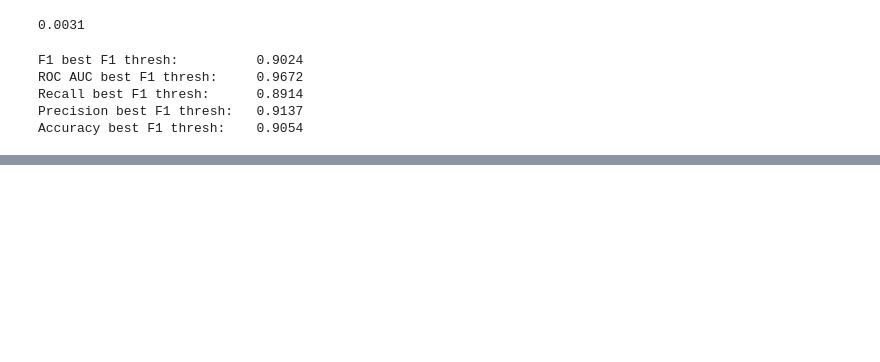
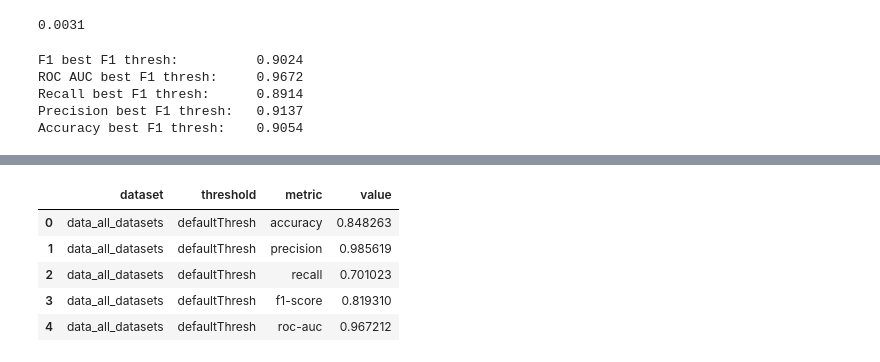
Before and after one commit to amajczyk/ClickbaitDetector, a Jupyter notebook: modelling/model_testing/local_llm_tests.ipynb, the cells around one changed output, grey strips where cells are left out. Saved outputs shown, nothing was run; the diff lists cells and outputs as text; code cells hidden in the pictures; blank space fills up the shorter version.

```diff
--- a/modelling/model_testing/local_llm_tests.ipynb
+++ b/modelling/model_testing/local_llm_tests.ipynb
@@ -203,0 +203,49 @@ plt.show()
+# %%
+import numpy as np
+from tqdm.notebook import tqdm
+from sklearn.metrics import accuracy_score, precision_score, recall_score, f1_score, roc_auc_score
+
+
+for dataset in tqdm(dataset_combinations, desc='datasets'):
+    if dataset == 'data_all_datasets':
+        df_temp = cp.deepcopy(df_all_datasets)
+        dataset_name = 'all_datasets'
+    elif dataset == 'data_fake-news':
+        df_temp = cp.deepcopy(df_fake_news)
+        dataset_name = 'fake-news'
+    elif dataset == 'data_clickbait-dataset':
+        df_temp = cp.deepcopy(df_clickbait_dataset)
+        dataset_name = 'clickbait-dataset'
+
+    for threhold, threshold_name in zip([0.5, opt_threshold], ['defaultThresh', 'optimizedF1Thresh']):
+
+
+        y_true = df_temp['is_clickbait'].values
+        y_pred_proba = df_temp['llm_pred'].values
+        y_pred = (y_pred_proba > threhold).astype(int)
+
+
+        results[dataset][threshold_name]['accuracy'] = accuracy_score(y_true, y_pred)
+        results[dataset][threshold_name]['precision'] = precision_score(y_true, y_pred)
+        results[dataset][threshold_name]['recall'] = recall_score(y_true, y_pred)
+        results[dataset][threshold_name]['f1-score'] = f1_score(y_true, y_pred)
+        results[dataset][threshold_name]['roc-auc'] = roc_auc_score(y_true, y_pred_proba)
+# %%
+# unpack the results to a dataframe
+results_list = []
+results_df = pd.DataFrame()
+
+for dataset in dataset_combinations:
+    for threshold in tresholds:
+        for metric in metrics:
+            results_list.append([ dataset, threshold, metric, results[dataset][threshold][metric]])
+
+results_df = pd.DataFrame(results_list, columns=[ 'dataset', 'threshold', 'metric', 'value'])
+results_df.head()
+# %% [output]
+|  | dataset | threshold | metric | value |
+| 0 | data_all_datasets | defaultThresh | accuracy | 0.848263 |
+| 1 | data_all_datasets | defaultThresh | precision | 0.985619 |
+| 2 | data_all_datasets | defaultThresh | recall | 0.701023 |
+| 3 | data_all_datasets | defaultThresh | f1-score | 0.819310 |
+| 4 | data_all_datasets | defaultThresh | roc-auc | 0.967212 |
```
Also changed, not shown: parts of 20 cells of this notebook, 4 other files.
